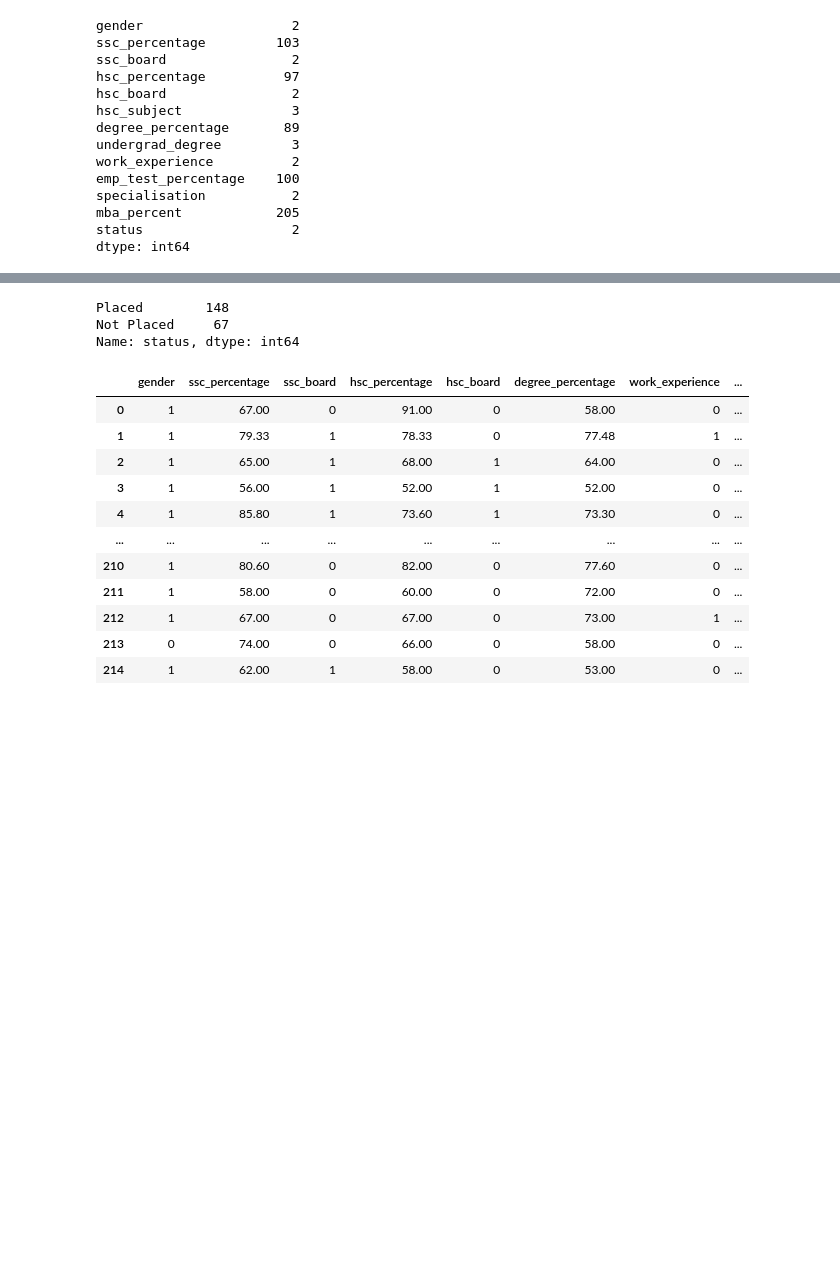
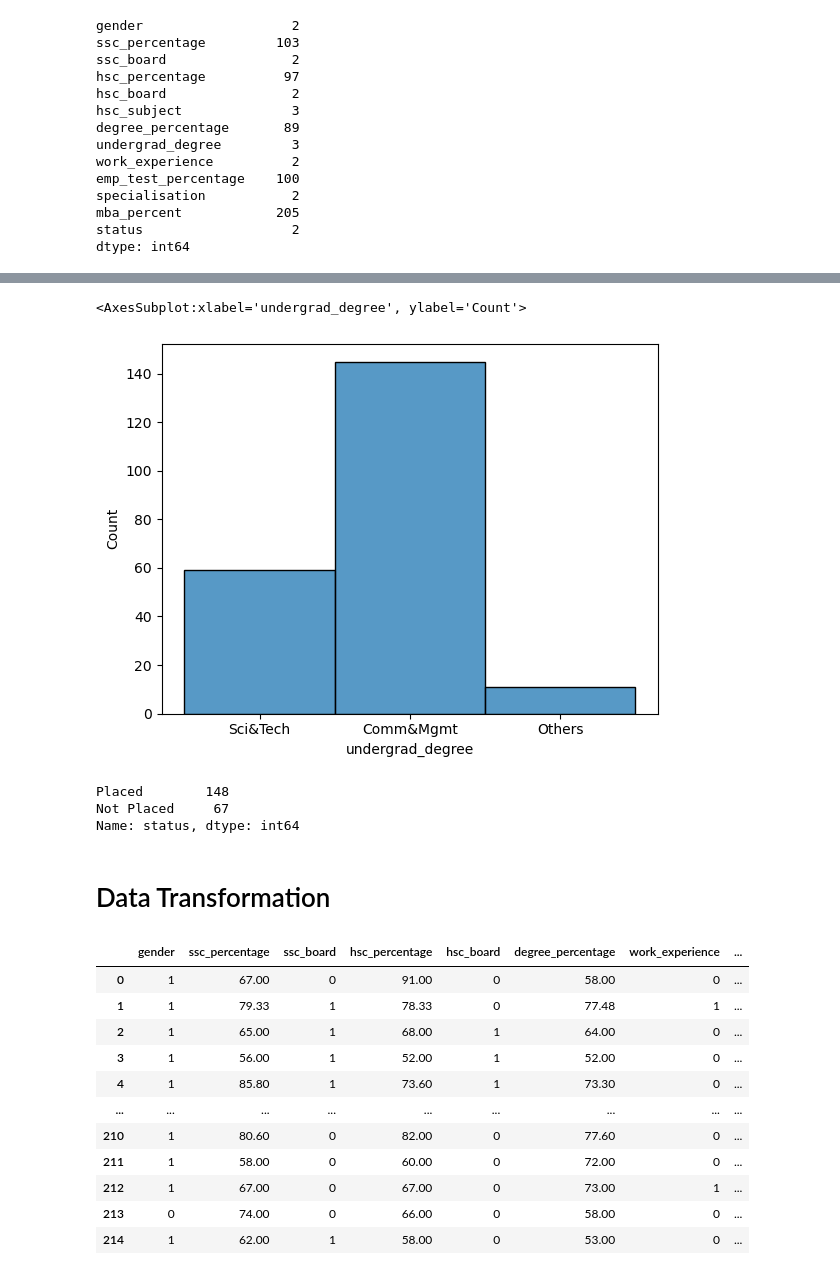
Before and after one commit to jjz17/Job-Placement, a Jupyter notebook: eda.ipynb, the cells around one changed output, grey strips where cells are left out. Drawn from its saved outputs; the diff is of its cells as text; code cells hidden in the pictures; blank space fills up the shorter version.

```diff
--- a/eda.ipynb
+++ b/eda.ipynb
@@ -44,9 +69,16 @@ dtype: int64
+# %%
+sns.histplot(data=data, x="undergrad_degree")
+# %% [output]
+<AxesSubplot:xlabel='undergrad_degree', ylabel='Count'>
+[figure, added]
 # %%
 data.status.value_counts()
 # %% [output]
 Placed        148
 Not Placed     67
 Name: status, dtype: int64
+# %% [markdown]
+# Data Transformation
 # %%
 # Encode categorical features
 data["gender"] = data["gender"].map({"M": 1, "F": 0})
```
Also changed, not shown: parts of 3 cells of this notebook, 1 other file.
